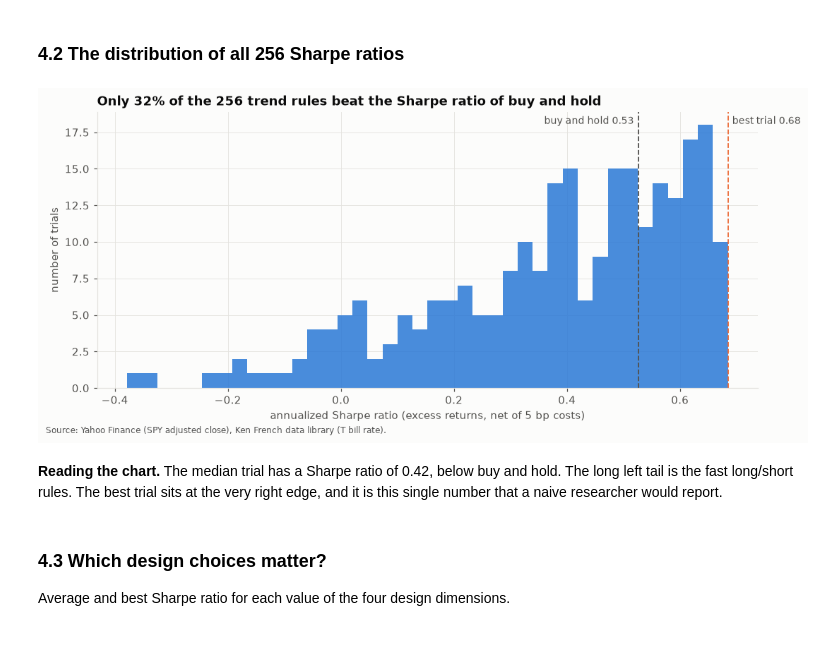
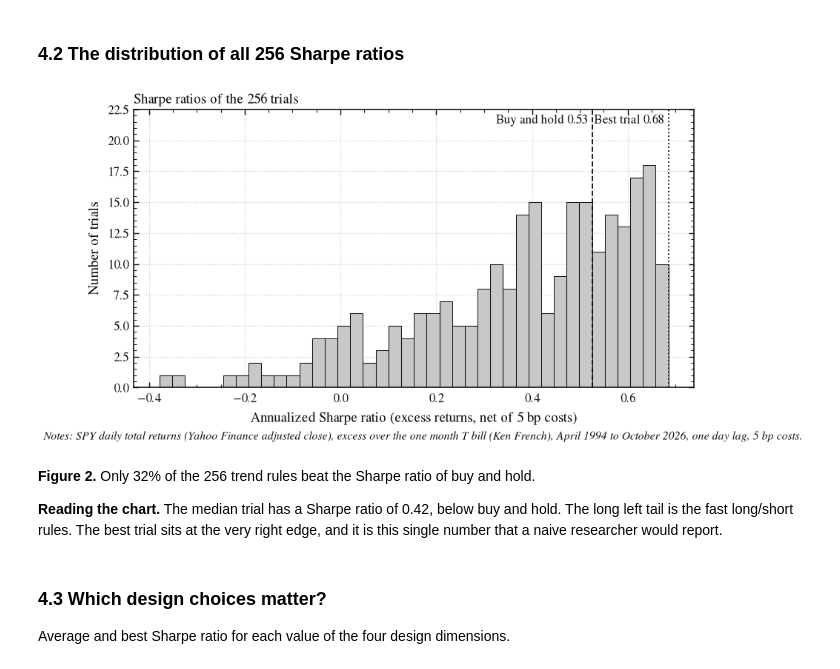
Before and after one commit to FranzTriebe/quant_finance, a Jupyter notebook: projects/p01_referee/03_trials.ipynb, the cells around one changed output. Drawn from its saved outputs; the diff is of its cells as text; code cells hidden in the pictures; blank space fills up the shorter version.

```diff
--- a/projects/p01_referee/03_trials.ipynb
+++ b/projects/p01_referee/03_trials.ipynb
@@ -45,13 +53,10 @@ PROJECT = "p01"  # project name in the trial ledger
 REFRESH = False  # True downloads fresh data instead of using the cache in data/
 OUTPUT_DIR = Path(quantlab.__file__).resolve().parents[1] / "output" / "p01"
 # %%
-plotting.apply_style()
+acad.apply_style()
 pd.options.display.float_format = "{:,.4f}".format
 OUTPUT_DIR.mkdir(parents=True, exist_ok=True)
-PALETTE = plotting.PALETTE
-SOURCE = (
-    "Source: Yahoo Finance (SPY adjusted close), Ken French data library (T bill rate)."
-)
+NOTE = "Notes: SPY daily total returns (Yahoo Finance adjusted close), excess over the one month T bill (Ken French), April 1994 to October 2026, one day lag, 5 bp costs."
 # %% [markdown]
 ## 2. Data
 
@@ -219,34 +229,33 @@ display(leaderboard.style.format(FORMATS, na_rep=""))
 # %%
 share_beating = (summary["sharpe"] > bench_summary["sharpe"]).mean()
 winner = summary.index[0]
-fig, ax = plt.subplots()
-ax.hist(summary["sharpe"], bins=40, color=PALETTE["primary"], alpha=0.85)
+fig, ax = acad.new_fig("full", aspect=0.5)
+counts, _, _ = ax.hist(summary["sharpe"], bins=40, **acad.hist_kw())
+ax.set_ylim(0, counts.max() * 1.25)
 plotting.reference_line(
     ax,
     bench_summary["sharpe"],
-    f"buy and hold {bench_summary['sharpe']:.2f}",
-    axis="x",
+    f"Buy and hold {bench_summary['sharpe']:.2f}",
     side="left",
 )
 plotting.reference_line(
     ax,
     summary["sharpe"].iloc[0],
-    f"best trial {summary['sharpe'].iloc[0]:.2f}",
-    axis="x",
-    color=PALETTE["comparison"],
+    f"Best trial {summary['sharpe'].iloc[0]:.2f}",
+    linestyle=":",
+    side="left",
 )
-ax.set_xlabel("annualized Sharpe ratio (excess returns, net of 5 bp costs)")
-ax.set_ylabel("number of trials")
-ax.set_title(
-    f"Only {share_beating:.0%} of the 256 trend rules beat the Sharpe ratio of buy and hold"
-)
-fig.text(0.01, 0, SOURCE, fontsize=8, alpha=0.7)
-fig.tight_layout()
-fig.savefig(OUTPUT_DIR / "trial_sharpes.png")
+ax.set_xlabel("Annualized Sharpe ratio (excess returns, net of 5 bp costs)")
+ax.set_ylabel("Number of trials")
+ax.set_title("Sharpe ratios of the 256 trials")
+acad.source_note(fig, NOTE)
+acad.save(fig, "trial_sharpes", outdir=OUTPUT_DIR)
 plt.show()
 # %% [output]
-[figure, old version]
+[figure, new version]
 # %% [markdown]
+**Figure 2.** Only 32% of the 256 trend rules beat the Sharpe ratio of buy and hold.
+
 **Reading the chart.** The median trial has a Sharpe ratio of 0.42, below buy and hold. The long left tail is the fast long/short rules. The best trial sits at the very right edge, and it is this single number that a naive researcher would report.
 # %% [markdown]
 ### 4.3 Which design choices matter?
```
Also changed, not shown: parts of 8 cells of this notebook.
